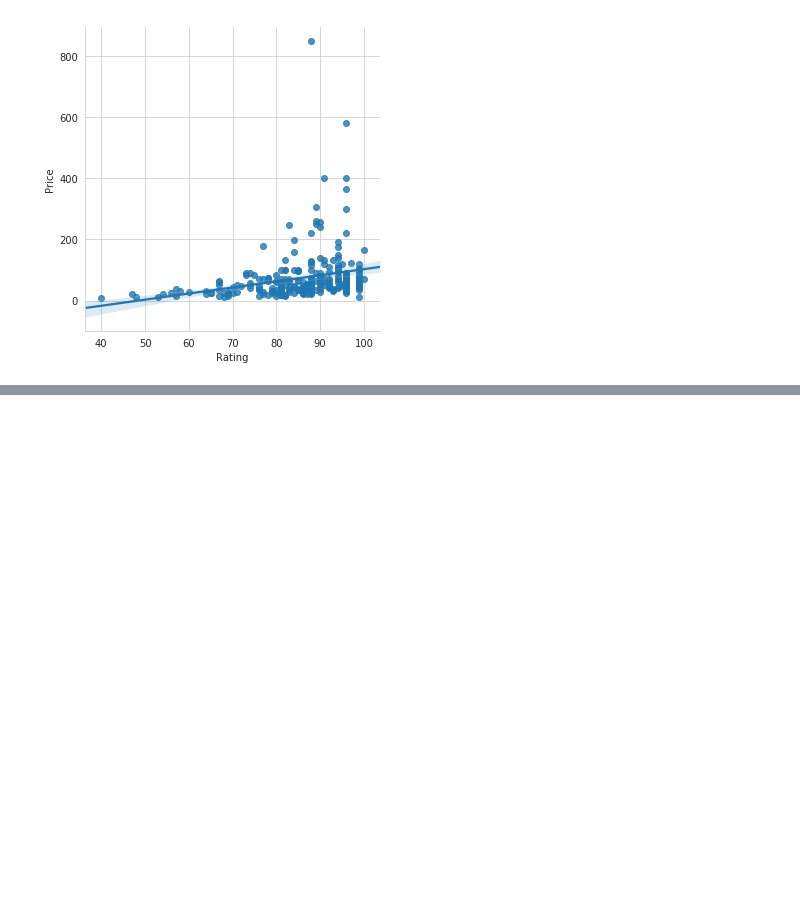
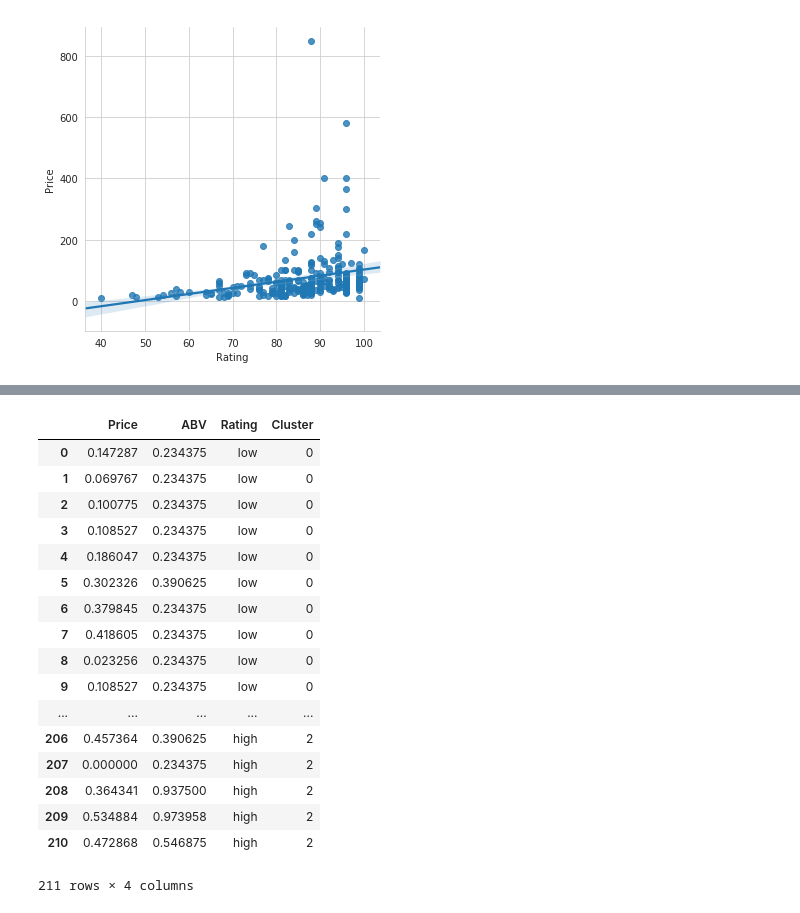
Before and after one commit to pongngai/WhiskeyMining, a Jupyter notebook: Cluster.ipynb, the cells around one changed output, grey strips where cells are left out. Saved outputs shown, nothing was run; the diff lists cells and outputs as text; code cells hidden in the pictures; blank space fills up the shorter version.

```diff
--- a/Cluster.ipynb
+++ b/Cluster.ipynb
@@ -142,5 +179,26 @@ def converter(cluster):
     else:
         return 2
 # %%
-wk['Cluster'] = wk['Price'].apply(converter)
+wk['Cluster'] = wk['Rating'].apply(converter)
+# %%
+wk
+# %% [output]
+|  | Price | ABV | Rating | Cluster |
+| 0 | 0.147287 | 0.234375 | low | 0 |
+| 1 | 0.069767 | 0.234375 | low | 0 |
+| 2 | 0.100775 | 0.234375 | low | 0 |
+| 3 | 0.108527 | 0.234375 | low | 0 |
+| 4 | 0.186047 | 0.234375 | low | 0 |
+| 5 | 0.302326 | 0.390625 | low | 0 |
+| 6 | 0.379845 | 0.234375 | low | 0 |
+| 7 | 0.418605 | 0.234375 | low | 0 |
+| 8 | 0.023256 | 0.234375 | low | 0 |
+| 9 | 0.108527 | 0.234375 | low | 0 |
+| ... | ... | ... | ... | ... |
+| 206 | 0.457364 | 0.390625 | high | 2 |
+| 207 | 0.000000 | 0.234375 | high | 2 |
+| 208 | 0.364341 | 0.937500 | high | 2 |
+| 209 | 0.534884 | 0.973958 | high | 2 |
+| 210 | 0.472868 | 0.546875 | high | 2 |
+211 rows × 4 columns
 # %%
```
Also changed, not shown: parts of 12 cells of this notebook.
